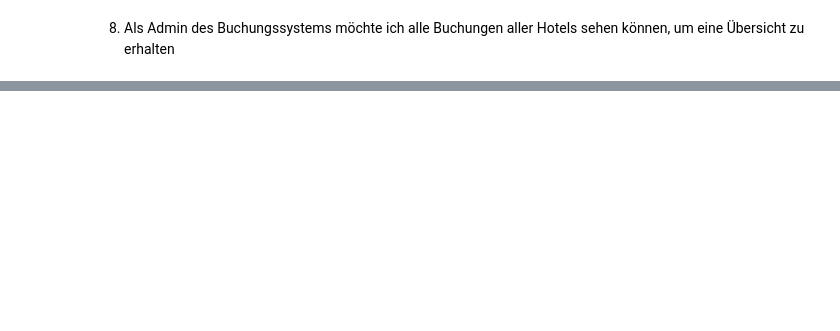
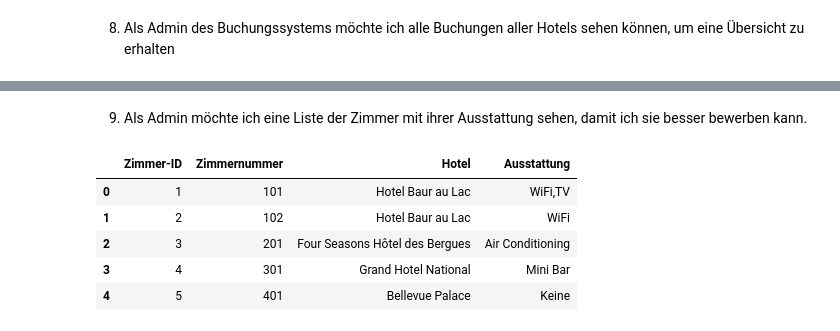
Before and after one commit to AEPFS2025Group14/Hotelreservationsystem, a Jupyter notebook: Hotelreservation.ipynb, the cells around one changed output, grey strips where cells are left out. Saved outputs shown, nothing was run; the diff lists cells and outputs as text; code cells hidden in the pictures; blank space fills up the shorter version.

```diff
--- a/Hotelreservation.ipynb
+++ b/Hotelreservation.ipynb
@@ -1041,3 +1162,28 @@ display(df)
 | 2 | 3 | Four Seasons Hôtel des Bergues | 201 | Luca Rossi | 2025-08-20 | 2025-08-22 | False | 1300.0 |
 | 3 | 2 | Hotel Baur au Lac | 102 | Sophie Meier | 2025-07-10 | 2025-07-15 | False | 2000.0 |
 | 4 | 1 | Hotel Baur au Lac | 101 | Hans Müller | 2025-06-01 | 2025-06-05 | False | 1000.0 |
+# %% [markdown]
+9. Als Admin möchte ich eine Liste der Zimmer mit ihrer Ausstattung sehen, damit ich sie besser bewerben kann.
+# %%
+
+from data_access.room_data_access import RoomDataAccess
+import pandas as pd
+import shutil
+import traceback
+
+source = "database/hotel_reservation_sample.db"
+db_file = "database/working_db.db"
+shutil.copyfile(source, db_file)
+
+room_da = RoomDataAccess(db_file)
+rooms = room_da.get_rooms_with_facilities()
+
+df = pd.DataFrame(rooms)
+display(df)
+# %% [output]
+|  | Zimmer-ID | Zimmernummer | Hotel | Ausstattung |
+| 0 | 1 | 101 | Hotel Baur au Lac | WiFi,TV |
+| 1 | 2 | 102 | Hotel Baur au Lac | WiFi |
+| 2 | 3 | 201 | Four Seasons Hôtel des Bergues | Air Conditioning |
+| 3 | 4 | 301 | Grand Hotel National | Mini Bar |
+| 4 | 5 | 401 | Bellevue Palace | Keine |
```
Also changed, not shown: parts of 10 cells of this notebook, 6 other files.
